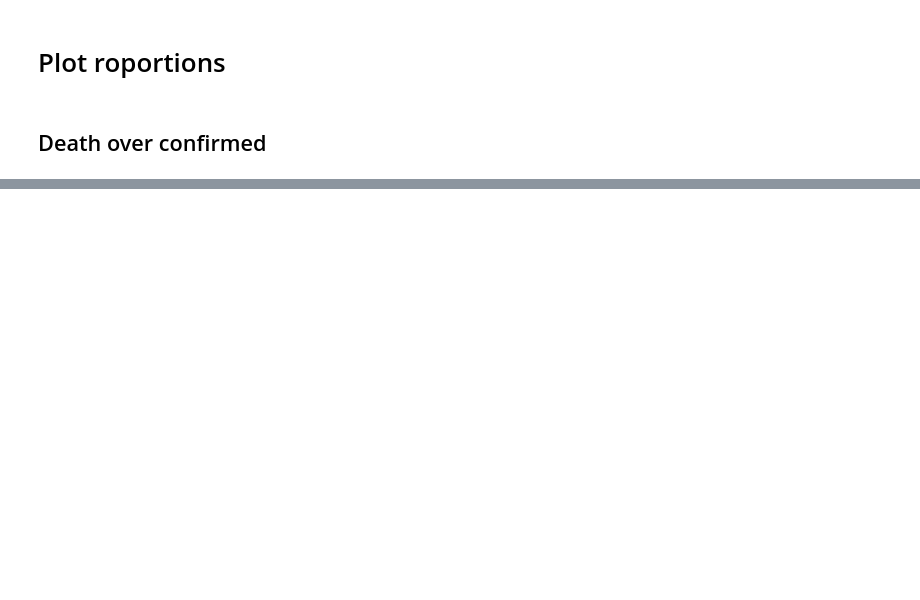
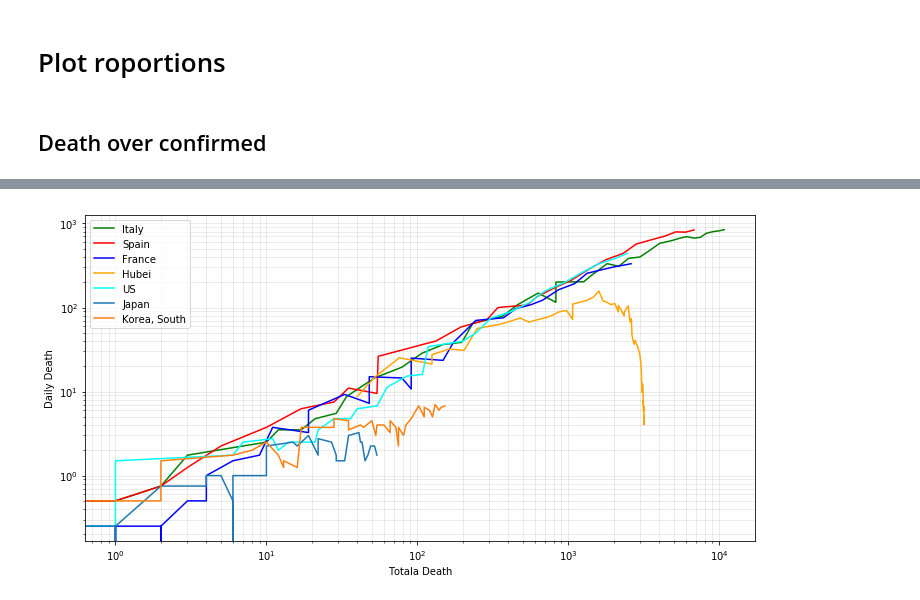
Before and after one commit to SylvainGuieu/corona, a Jupyter notebook: corona.ipynb, the cells around one changed output, grey strips where cells are left out. Cells and saved outputs as stored; diff of their text form; code cells hidden in the pictures; blank space fills up the shorter version.

Commit message:
update plot+anim

```diff
--- a/corona.ipynb
+++ b/corona.ipynb
@@ -382,0 +383,16 @@ _ = plt.axes((0.16, 0.7, 0.1, 0.1), title="convol shape").plot(w, 'k-')
+# %%
+from coronapy import _default_styles
+subset = death.subset([ 'Italy', 'Spain', 'France', 'Hubei', 'US', 'Japan','Korea, South'])
+origin = death.when_case_exceed(20)
+#subset = subset.get_day_indexed(origin).subset(start=0)
+perday = subset.cases.iloc[:,1:] - np.asarray(subset.cases.iloc[:,0:-1])
+perday = perday.rolling(4, center=True, axis=1).mean()
+total = subset.cases.iloc[:,1:]
+
+for name, r in perday.iterrows():
+    plot(total.loc[name], r, label=name, **styles.get(name, {}))
+axes = gca()
+axes.legend()
+_= axes.set(yscale="log", xscale="log", xlabel="Totala Death", ylabel="Daily Death")
+# %% [output]
+[figure, added]
```
Also changed, not shown: parts of 25 cells of this notebook, 14 other files.
